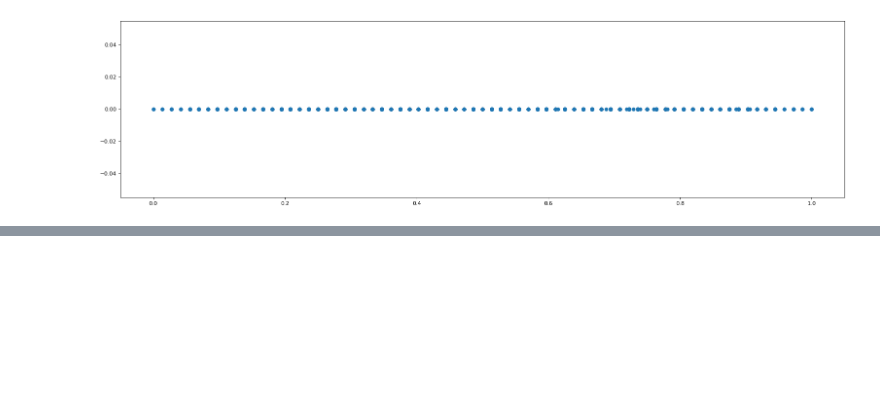
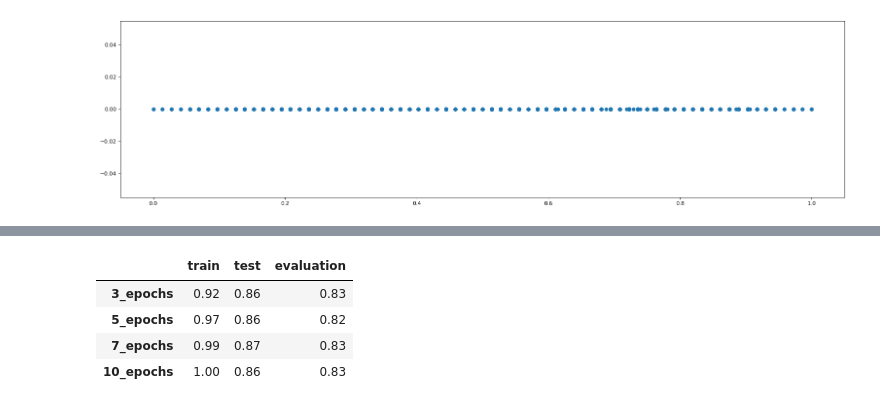
Before and after one commit to danielmunioz/HODL2MOON, a Jupyter notebook: sst_training.ipynb, the cells around one changed output, grey strips where cells are left out. Saved outputs shown, nothing was run; the diff lists cells and outputs as text; code cells hidden in the pictures; blank space fills up the shorter version.

Commit message:
Adding new models and testing

```diff
--- a/sst_training.ipynb
+++ b/sst_training.ipynb
@@ -181,0 +586,11 @@ plt.scatter(labels_values.numpy(), dummy_y)
+# %%
+##evaluating weights '5_epochs'
+model = DistilBertClassifier(out_dim=3)
+model.load_state_dict(checkpoint_5_epochs['model_state_dict'])
+
+print('\n-----train')
+train_loss_5, train_acc_5, train_true_values_5, train_preds_5 = testing(model, testing_train_dloader)
+print('\n-----test')
+test_loss_5, test_acc_5, test_true_values_5, test_preds_5 = testing(model, testing_test_dloader)
+print('\n-----val')
+val_loss_5, val_acc_5, val_true_values_5, val_preds_5 = testing(model, testing_val_dloader)
@@ -181,0 +606,11 @@ plt.scatter(labels_values.numpy(), dummy_y)
+# %%
+##evaluating weights '7_epochs'
+model = DistilBertClassifier(out_dim=3)
+model.load_state_dict(checkpoint_7_epochs['model_state_dict'])
+
+print('\n-----train')
+train_loss_7, train_acc_7, train_true_values_7, train_preds_7 = testing(model, testing_train_dloader)
+print('\n-----test')
+test_loss_7, test_acc_7, test_true_values_7, test_preds_7 = testing(model, testing_test_dloader)
+print('\n-----val')
+val_loss_7, val_acc_7, val_true_values_7, val_preds_7 = testing(model, testing_val_dloader)
@@ -181,0 +626,11 @@ plt.scatter(labels_values.numpy(), dummy_y)
+# %%
+##evaluating weights '10_epochs'
+model = DistilBertClassifier(out_dim=3)
+model.load_state_dict(checkpoint_10_epochs['model_state_dict'])
+
+print('\n-----train')
+train_loss_10, train_acc_10, train_true_values_10, train_preds_10 = testing(model, testing_train_dloader)
+print('\n-----test')
+test_loss_10, test_acc_10, test_true_values_10, test_preds_10 = testing(model, testing_test_dloader)
+print('\n-----val')
+val_loss_10, val_acc_10, val_true_values_10, val_preds_10 = testing(model, testing_val_dloader)
@@ -181,0 +646,15 @@ plt.scatter(labels_values.numpy(), dummy_y)
+# %%
+testing_df = pd.DataFrame(columns=['train', 'test', 'evaluation'])
+testing_df.loc['3_epochs'] = [train_acc, test_acc, val_acc]
+testing_df.loc['5_epochs'] = [train_acc_5, test_acc_5, val_acc_5]
+testing_df.loc['7_epochs'] = [train_acc_7, test_acc_7, val_acc_7]
+testing_df.loc['10_epochs'] = [train_acc_10, test_acc_10, val_acc_10]
+# %%
+#may need to double test on glue
+testing_df.round(2)
+# %% [output]
+|  | train | test | evaluation |
+| 3_epochs | 0.92 | 0.86 | 0.83 |
+| 5_epochs | 0.97 | 0.86 | 0.82 |
+| 7_epochs | 0.99 | 0.87 | 0.83 |
+| 10_epochs | 1.00 | 0.86 | 0.83 |
```
Also changed, not shown: parts of 35 cells of this notebook, 1 other file.
